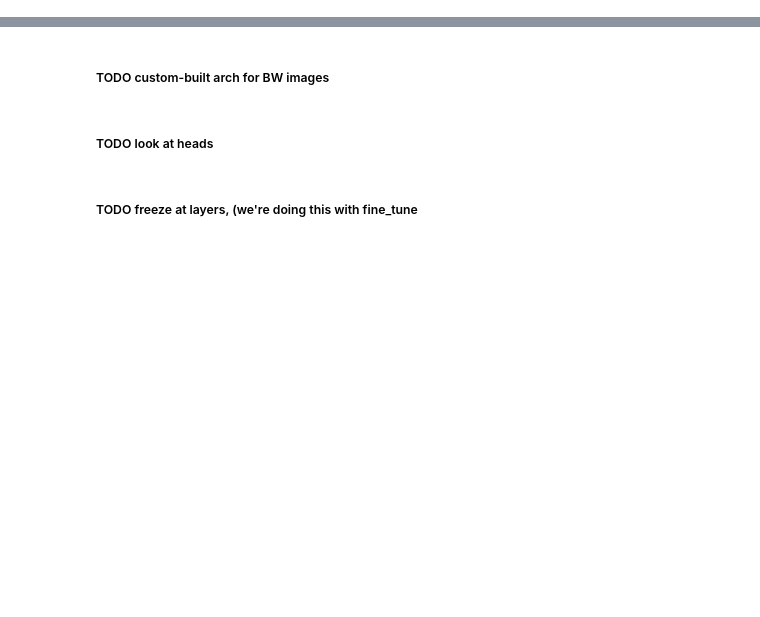
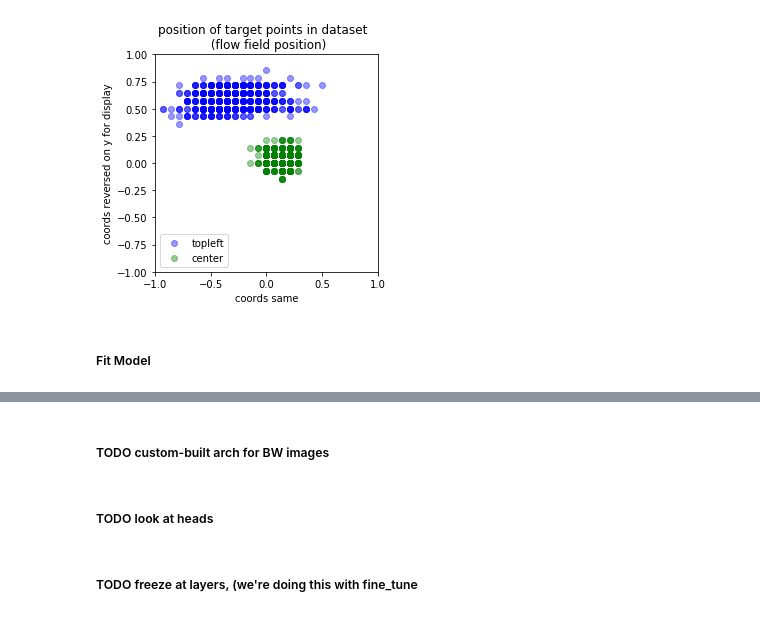
Before and after one commit to sutt/fastai-tutorial, a Jupyter notebook: tut_multitask_3.ipynb, the cells around one changed output, grey strips where cells are left out. Saved outputs shown, nothing was run; the diff lists cells and outputs as text; code cells hidden in the pictures; blank space fills up the shorter version.

```diff
--- a/tut_multitask_3.ipynb
+++ b/tut_multitask_3.ipynb
@@ -17,0 +44,29 @@ from module.mnist_helpers import build_df, eda_fig_1
+# %%
+y_names = [
+    'point_topleft_x',
+    'point_topleft_y',
+    'point_center_x',
+    'point_center_y'
+    ]
+
+db =   DataBlock(blocks=(ImageBlock(cls=PILImageBW),
+                         PointBlock),
+                splitter=RandomSplitter(seed=0),
+                get_x=ColReader('fn', pref=path),
+                )
+
+db_1_topleft = copyroot.deepcopy(db)
+db_1_center  = copyroot.deepcopy(db)
+db_2         = copyroot.deepcopy(db)
+
+def set_get_y(db, cr):
+    db.get_y = cr
+    db.getters[db.n_inp:] = L(db.get_y)
+
+set_get_y( db_1_topleft, ColReader(y_names[:2]) )
+set_get_y( db_1_center,  ColReader(y_names[2:]) )
+set_get_y( db_2,         ColReader(y_names) )
+
+dl_1_topleft = db_1_topleft.dataloaders(df)
+dl_1_center  = db_1_center.dataloaders(df)
+dl_2         = db_2.dataloaders(df)
@@ -17,0 +75,20 @@ from module.mnist_helpers import build_df, eda_fig_1
+# %%
+y_p2 = torch.cat([_y for _x, _y in dl_2.train])
+# %%
+plt.figure(figsize=(4,4));
+plt.scatter(y_p2[:,0,:][:,0],
+            y_p2[:,0,:][:,1].mul(-1),
+            color='blue', alpha=0.4);
+plt.scatter(y_p2[:,1,:][:,0],
+            y_p2[:,1,:][:,1].mul(-1),
+            color='green', alpha=0.4);
+plt.ylim(-1,1);
+plt.xlim(-1,1);
+plt.ylabel('coords reversed on y for display')
+plt.xlabel('coords same')
+plt.legend(['topleft', 'center']);
+plt.title('position of target points in dataset  \n (flow field position)');
+# %% [output]
+[figure, added]
+# %% [markdown]
+##### Fit Model
```
Also changed, not shown: parts of 19 cells of this notebook, 6 other files.
